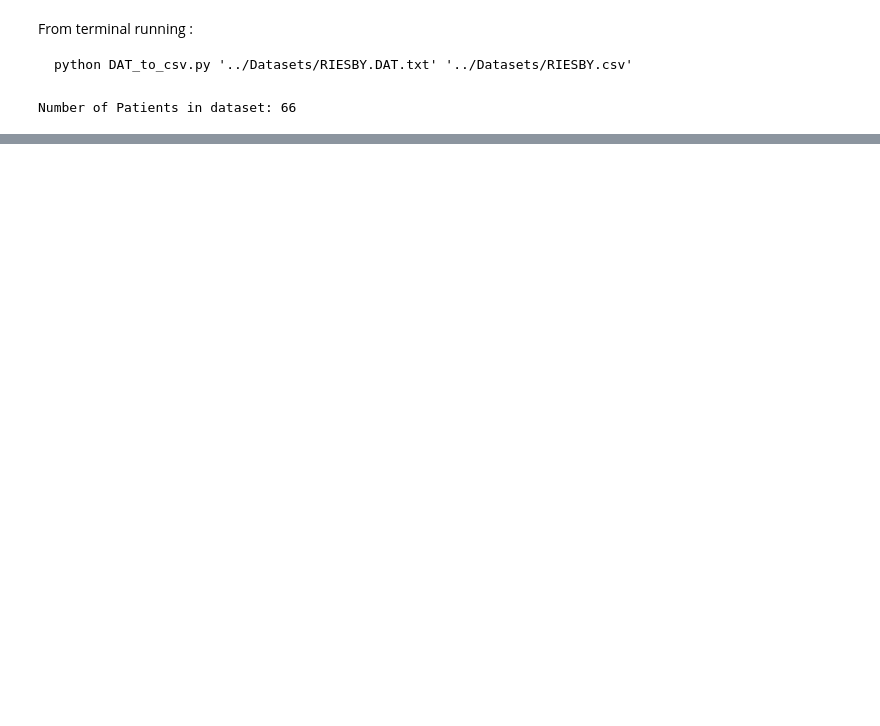
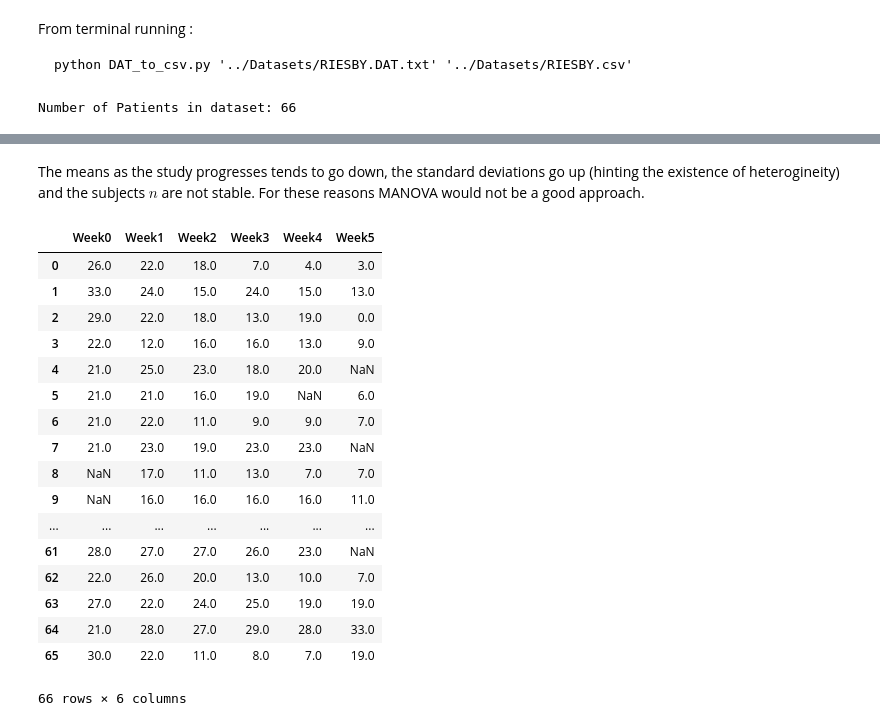
Before and after one commit to arturoto/Longitudinal-Data-Analysis-in-Python, a Jupyter notebook: Mixed Effects Regression Models for Continuous Outcomes.ipynb, the cells around one changed output, grey strips where cells are left out. Drawn from its saved outputs; the diff is of its cells as text; code cells hidden in the pictures; blank space fills up the shorter version.

```diff
--- a/Mixed Effects Regression Models for Continuous Outcomes.ipynb
+++ b/Mixed Effects Regression Models for Continuous Outcomes.ipynb
@@ -101,7 +126,7 @@ From terminal running :
 # %%
 import pandas as pd
 
-dataset = pd.read_csv('Datasets/RIESBY.csv', header=None)
+dataset = pd.read_csv('Datasets/RIESBY.csv', header=None, na_values='.', names=['PID', 'HDRS', '1', 'Time', 'Sex', 'NA', 'dummy'])
 dataset = dataset.iloc[0:-1, 0:-1]
 print('Number of Patients in dataset: ' + str(len(dataset.iloc[:, 0].unique())))
 # %% [output]
@@ -117,0 +134,8 @@ dataset.head()
+# %%
+week_HDRS = dataset
+for week in range(0, 6):
+    print('Week '+str(week))
+    print('mean: '+ str(week_HDRS[week_HDRS['Time'] == float(week)].loc[:, 'HDRS'].mean()))
+    print('sd: '+ str(week_HDRS[week_HDRS['Time'] == float(week)].loc[:, 'HDRS'].var()**(.5)))
+    print('n: '+str(week_HDRS[week_HDRS['Time'] == float(week)].loc[:, 'HDRS'].count(None)))
+    print('\n')
@@ -117,0 +160,31 @@ dataset.head()
+# %% [markdown]
+The means as the study progresses tends to go down, the standard deviations go up (hinting the existence of heterogineity) and the subjects $n$ are not stable. For these reasons MANOVA would not be a good approach.
+# %%
+week0_HDRS = week_HDRS[week_HDRS['Time'] == 0.0].loc[:, ['HDRS']].rename(columns={'HDRS':'Week0'}).reset_index(drop=True)
+week1_HDRS = week_HDRS[week_HDRS['Time'] == 1.0].loc[:, ['HDRS']].rename(columns={'HDRS':'Week1'}).reset_index(drop=True)
+week2_HDRS = week_HDRS[week_HDRS['Time'] == 2.0].loc[:, ['HDRS']].rename(columns={'HDRS':'Week2'}).reset_index(drop=True)
+week3_HDRS = week_HDRS[week_HDRS['Time'] == 3.0].loc[:, ['HDRS']].rename(columns={'HDRS':'Week3'}).reset_index(drop=True)
+week4_HDRS = week_HDRS[week_HDRS['Time'] == 4.0].loc[:, ['HDRS']].rename(columns={'HDRS':'Week4'}).reset_index(drop=True)
+week5_HDRS = week_HDRS[week_HDRS['Time'] == 5.0].loc[:, ['HDRS']].rename(columns={'HDRS':'Week5'}).reset_index(drop=True)
+
+week_by_HDRS = pd.concat([week0_HDRS, week1_HDRS, week2_HDRS, week3_HDRS, week4_HDRS, week5_HDRS], axis=1)
+week_by_HDRS
+# %% [output]
+|  | Week0 | Week1 | Week2 | Week3 | Week4 | Week5 |
+| 0 | 26.0 | 22.0 | 18.0 | 7.0 | 4.0 | 3.0 |
+| 1 | 33.0 | 24.0 | 15.0 | 24.0 | 15.0 | 13.0 |
+| 2 | 29.0 | 22.0 | 18.0 | 13.0 | 19.0 | 0.0 |
+| 3 | 22.0 | 12.0 | 16.0 | 16.0 | 13.0 | 9.0 |
+| 4 | 21.0 | 25.0 | 23.0 | 18.0 | 20.0 | NaN |
+| 5 | 21.0 | 21.0 | 16.0 | 19.0 | NaN | 6.0 |
+| 6 | 21.0 | 22.0 | 11.0 | 9.0 | 9.0 | 7.0 |
+| 7 | 21.0 | 23.0 | 19.0 | 23.0 | 23.0 | NaN |
+| 8 | NaN | 17.0 | 11.0 | 13.0 | 7.0 | 7.0 |
+| 9 | NaN | 16.0 | 16.0 | 16.0 | 16.0 | 11.0 |
+| ... | ... | ... | ... | ... | ... | ... |
+| 61 | 28.0 | 27.0 | 27.0 | 26.0 | 23.0 | NaN |
+| 62 | 22.0 | 26.0 | 20.0 | 13.0 | 10.0 | 7.0 |
+| 63 | 27.0 | 22.0 | 24.0 | 25.0 | 19.0 | 19.0 |
+| 64 | 21.0 | 28.0 | 27.0 | 29.0 | 28.0 | 33.0 |
+| 65 | 30.0 | 22.0 | 11.0 | 8.0 | 7.0 | 19.0 |
+66 rows × 6 columns
```
Also changed, not shown: parts of 4 cells of this notebook, 2 other files.
